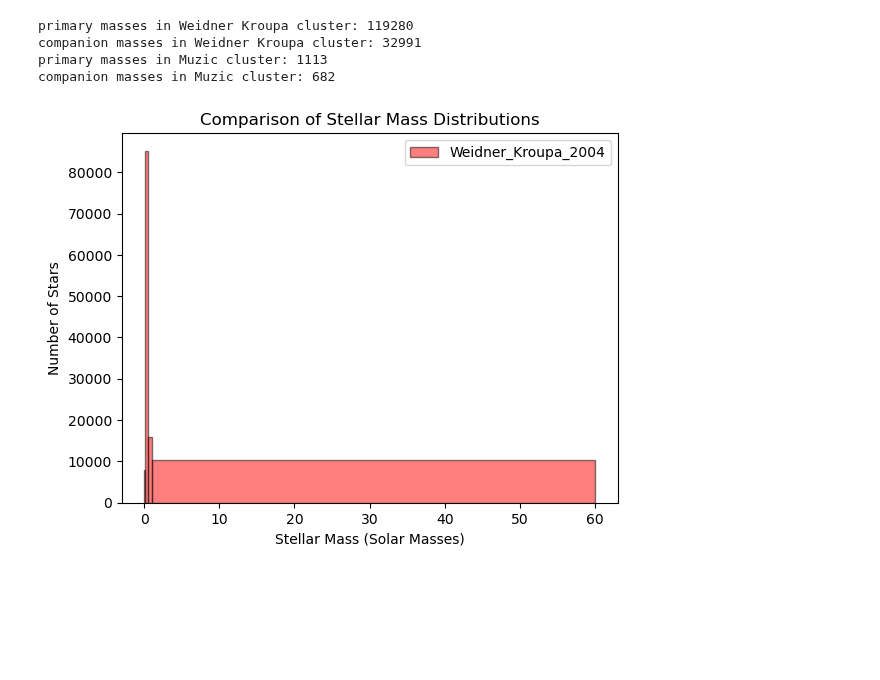
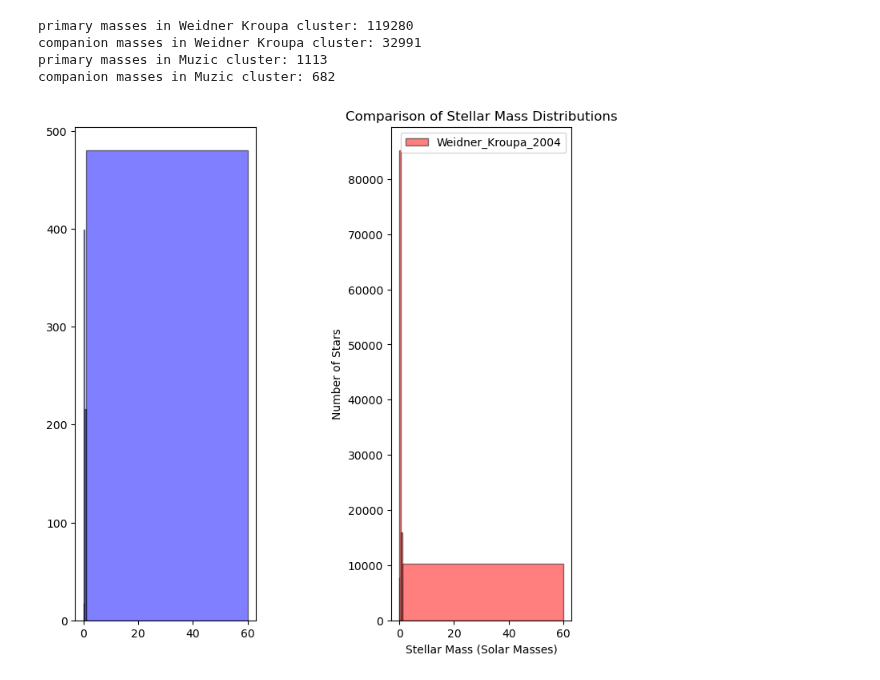
Before and after one commit to astropy/SPISEA, a Jupyter notebook: changes/Test_BD_Cluster.ipynb, the cells around one changed output. Saved outputs shown, nothing was run; the diff lists cells and outputs as text; code cells hidden in the pictures; blank space fills up the shorter version.

Commit message:
some histogram changes

```diff
--- a/changes/Test_BD_Cluster.ipynb
+++ b/changes/Test_BD_Cluster.ipynb
@@ -241,22 +241,26 @@ companion masses in Muzic cluster: 682
 # %%
 #define masses
 w_masses = w_cluster.star_systems['mass']
 w_comps = w_cluster.companions['mass']
 m_masses = m_cluster.star_systems['mass']
 m_comps = m_cluster.companions['mass']
 
 #define mass range of histogram
-mass_ranges = [0.01, 0.08, 0.5, 1, 60]
+bin_edges = [0.01, 0.08, 0.5, 1, 60]
 
-#create a histogram to compare
-#plt.hist(m_masses, bins=mass_ranges, alpha=0.5, label='Muzic_2017', color='blue', edgecolor='black')
-plt.hist(w_masses, bins=mass_ranges, alpha=0.5, label='Weidner_Kroupa_2004', color='red', edgecolor='black')
+#setting up subplots
+fig, ax = plt.subplots(nrows=2, ncols=2, figsize=(8,8))
+plt.subplots_adjust(hspace=0.5, wspace=0.75)
+
+#create histograms to compare
+ax[0].hist(m_masses, bins=bin_edges, alpha=0.5, label='Muzic_2017', color='blue', edgecolor='black', histtype='bar')
+ax[1].hist(w_masses, bins=bin_edges, alpha=0.5, label='Weidner_Kroupa_2004', color='red', edgecolor='black', histtype='bar')
 
 #labels and legend
 plt.xlabel('Stellar Mass (Solar Masses)')
 plt.ylabel('Number of Stars')
 plt.title('Comparison of Stellar Mass Distributions')
 plt.legend()
 plt.show()
 # %% [output]
-[figure, old version]
+[figure, new version]
```
